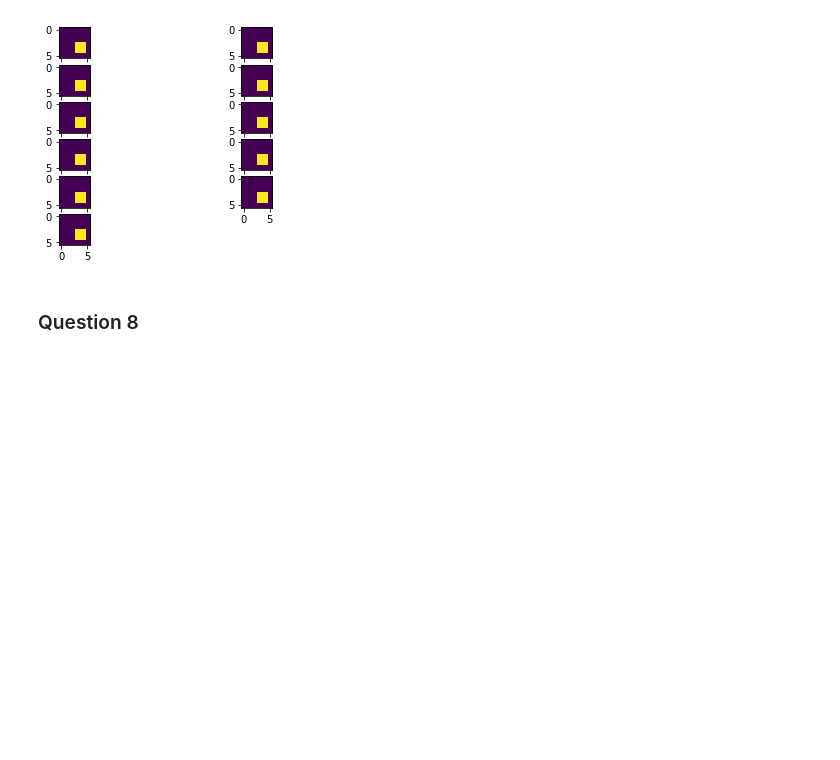
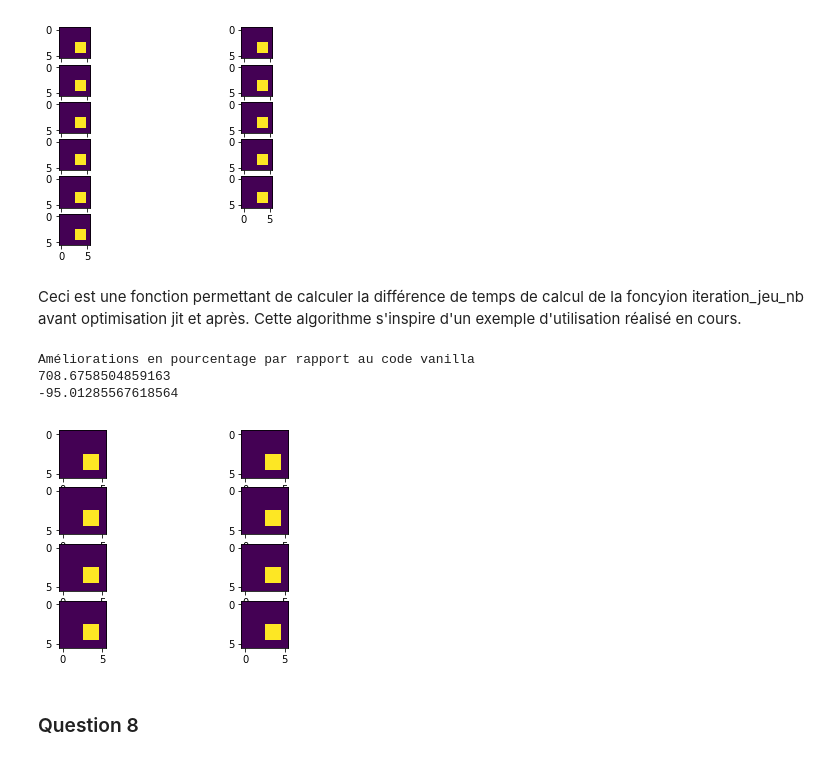
Before and after one commit to julienjoly/projet-python-HMMA238, a Jupyter notebook: notebook_tp_Massol_Joly.ipynb, the cells around one changed output. Drawn from its saved outputs; the diff is of its cells as text; code cells hidden in the pictures; blank space fills up the shorter version.

```diff
--- a/notebook_tp_Massol_Joly.ipynb
+++ b/notebook_tp_Massol_Joly.ipynb
@@ -118,6 +118,65 @@ print("Temps écoulé après la compilation de jit = %s" % (end - start))
 Temps écoulé avec la compilation de jit = 0.11593008041381836
 Temps écoulé après la compilation de jit = 0.007996320724487305
 [figure]
+# %% [markdown]
+Ceci est une fonction permettant de calculer la différence de temps de calcul de la foncyion iteration_jeu_nb avant optimisation jit et après. Cette algorithme s'inspire d'un exemple d'utilisation réalisé en cours.
+# %%
+t0=[]
+t1 = []
+t2 = []
+n=70
+
+for i in range(1,8):
+
+
+    @jit
+    def iteration_jeu_nb_optijit(Z,n):
+
+        affichage=(n//5)+1
+        Z2=np.asarray(list(Z))
+        plt.subplot(affichage,5,1)
+        plt.imshow(np.asarray(Z2))
+
+        for i in range(2,n+2):
+            Z=iteration_jeu(Z2)
+            plt.subplot(affichage,5,i)
+            plt.imshow(Z2)
+        return Z2
+
+
+    start = time.time()
+    iteration_jeu_nb_optijit(Z,i)
+    end = time.time()
+    t0.append(end - start)
+
+
+    # COMPILATION NON INCLUSE, EXECUTER DEPUIS LE CACHE
+    start = time.time()
+    iteration_jeu_nb_optijit(Z,i)
+    end = time.time()
+    t1.append(end - start)
+
+    # VANILLA PYTHON
+    start = time.time()
+    iteration_jeu_nb(Z,i)
+    end = time.time()
+    t2.append(end - start)
+
+
+
+t0=sum(t0)/len(t0)
+t1 = sum(t1)/len(t1)
+t2 = sum(t2)/len(t2)
+
+print("Améliorations en pourcentage par rapport au code vanilla")
+
+print((t0-t2)/t2*100)
+print((t1 - t2)/t2 * 100)
+# %% [output]
+Améliorations en pourcentage par rapport au code vanilla
+708.6758504859163
+-95.01285567618564
+[figure, added]
 # %% [markdown]
 ### Question 8
 # %%
```
Also changed, not shown: 1 other file.
